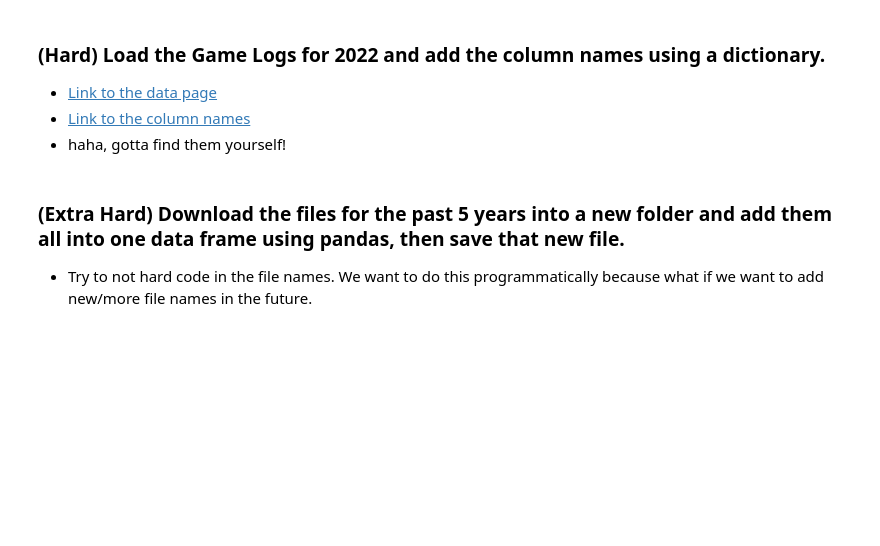
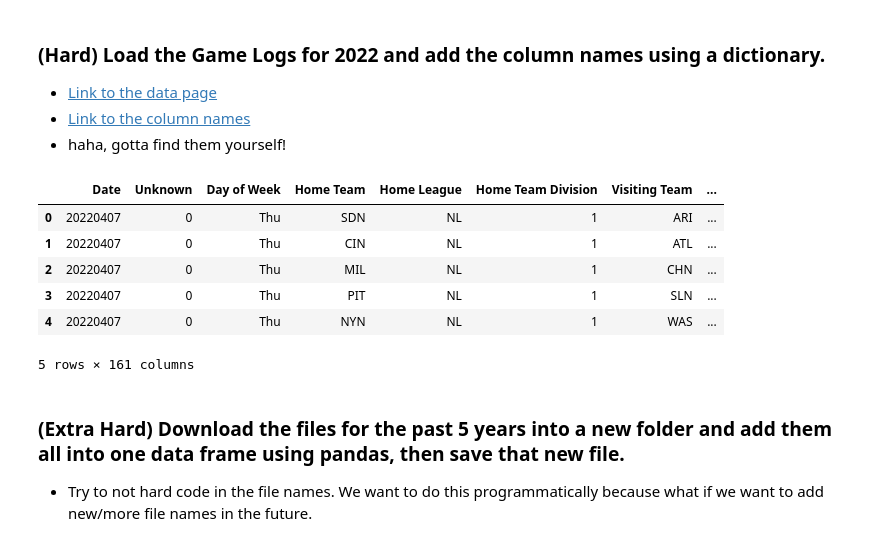
Before and after one commit to AndrewLamCS/my-fork-2024-DS-Fri-1230, a Jupyter notebook: Week-01-Pandas/Exercise-AL.ipynb, the cells around one changed output. Cells and saved outputs as stored; diff of their text form; code cells hidden in the pictures; blank space fills up the shorter version.

Commit message:
Adding Extra Credit - Game Logs

```diff
--- a/Week-01-Pandas/Exercise-AL.ipynb
+++ b/Week-01-Pandas/Exercise-AL.ipynb
@@ -336,6 +336,76 @@ Kendrick Lamar was nominated for 20 awards and won 11 of them.
 * [Link to the data page](https://www.retrosheet.org/gamelogs/)
 * [Link to the column names](https://procatinator.com/)
 * haha, gotta find them yourself!
+# %%
+# Columns
+# Date: The date of the game in YYYYMMDD format (e.g., "20220407").
+# Unknown: Appears to be a constant value or placeholder (e.g., "0").
+# Day of Week: Day of the week on which the game was played (e.g., "Thu" for Thursday).
+# Home Team: Abbreviation of the home team (e.g., "SDN" for San Diego Padres).
+# Home League: League of the home team (e.g., "NL" for National League).
+# Home Team Division: Division within the league (e.g., "1").
+# Visiting Team: Abbreviation of the visiting team (e.g., "ARI" for Arizona Diamondbacks).
+# Visiting League: League of the visiting team (e.g., "NL" for National League).
+# Visiting Team Division: Division within the league (e.g., "1").
+# Innings Played: Total number of innings played in the game (e.g., "2" innings).
+# Runs Home Team: Total number of runs scored by the home team (e.g., "4").
+# Runs Visiting Team: Total number of runs scored by the visiting team (e.g., "51").
+# Attendance: Number of spectators at the game (e.g., "35508").
+# Temperature: Temperature during the game (e.g., "198").
+# Weather: Weather condition during the game (e.g., "001100000" could be a code for weather conditions).
+# Umphire ID: Unique ID for the umpire or game official (e.g., "000000004").
+# Home Team Score by Innings: Breakdown of runs scored by the home team by inning (e.g., "29,4,1,0,0,2,0,0,0,7,0,5,1,0,2,0,7,5,4,4,2,0").
+# Visiting Team Score by Innings: Breakdown of runs scored by the visiting team by inning (e.g., "24,8,0,0,1,0,26,3,0,0,1,3,0,0,1,7,0,6,0,0,1,0,6,6,2,2,0,0").
+# Player IDs: List of player IDs and their corresponding names, usually including both teams' rosters (e.g., "vanol901","Larry Vanover").
+# Player Statistics: Player-specific statistics such as runs scored, hits, or errors. This could vary based on the data.
+
+# Load the data
+# header=None indicates that the data does not have a header row
+# sep=',' indicates that the data is comma-separated
+df_baseball = pd.read_csv('/Users/alam/Desktop/CTP/DataScienceCTP/my-fork-2024-DS-Fri-1230/Week-01-Pandas/data/gl2022.txt', sep=',', header=None)
+
+# # Display the first few rows of the dataframe
+# df_baseball.head()
+
+# Create a dictionary of column names
+column_names = {
+    0: 'Date',
+    1: 'Unknown',
+    2: 'Day of Week',
+    3: 'Home Team',
+    4: 'Home League',
+    5: 'Home Team Division',
+    6: 'Visiting Team',
+    7: 'Visiting League',
+    8: 'Visiting Team Division',
+    9: 'Innings Played',
+    10: 'Runs Home Team',
+    11: 'Runs Visiting Team',
+    12: 'Attendance',
+    13: 'Temperature',
+    14: 'Weather',
+    15: 'Umpire ID',
+    16: 'Home Team Score by Innings',
+    17: 'Visiting Team Score by Innings',
+    18: 'Player IDs',
+    19: 'Player Statistics'
+}
+
+# Rename the columns using the column_names dictionary
+df_baseball.rename(columns=column_names, inplace=True)
+
+df_baseball.head()
+
+# Save the cleaned data to a new CSV file
+df_baseball.to_csv('/Users/alam/Desktop/CTP/DataScienceCTP/my-fork-2024-DS-Fri-1230/Week-01-Pandas/data/2022MLBgameLogUpdated.csv', index=False)
+# %% [output]
+|  | Date | Unknown | Day of Week | Home Team | Home League | Home Team Division | Visiting Team | ... |
+| 0 | 20220407 | 0 | Thu | SDN | NL | 1 | ARI | ... |
+| 1 | 20220407 | 0 | Thu | CIN | NL | 1 | ATL | ... |
+| 2 | 20220407 | 0 | Thu | MIL | NL | 1 | CHN | ... |
+| 3 | 20220407 | 0 | Thu | PIT | NL | 1 | SLN | ... |
+| 4 | 20220407 | 0 | Thu | NYN | NL | 1 | WAS | ... |
+5 rows × 161 columns
 # %% [markdown]
 ### (Extra Hard) Download the files for the past 5 years into a new folder and add them all into one data frame using pandas, then save that new file.
 * Try to not hard code in the file names. We want to do this programmatically because what if we want to add new/more file names in the future.
```
Also changed, not shown: parts of 1 cell of this notebook.
